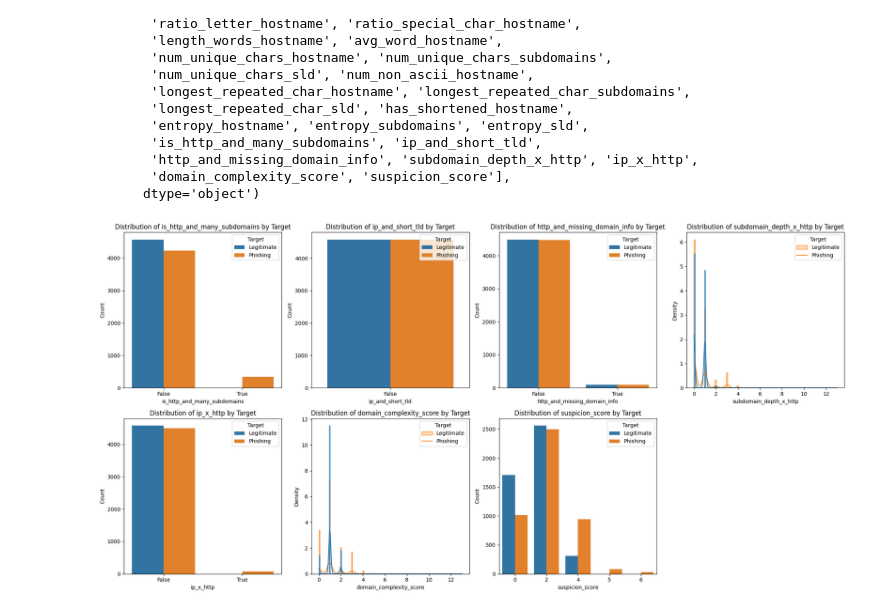
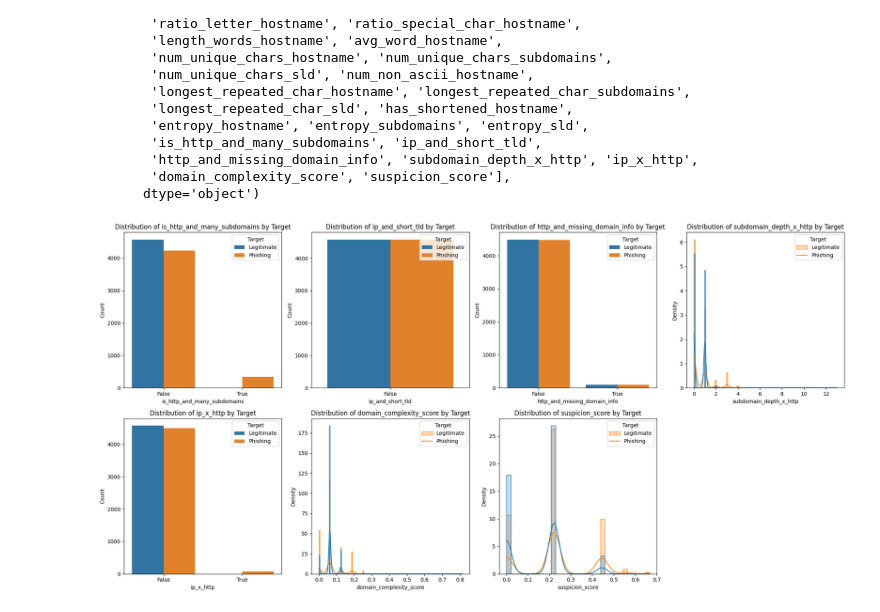
Before and after one commit to KoalaLyfestyle/BT4012-Group-13, a Jupyter notebook: feature_eng_winston.ipynb, the cells around one changed output. Drawn from its saved outputs; the diff is of its cells as text; code cells hidden in the pictures.

Commit message:
normalise scores

```diff
--- a/feature_eng_winston.ipynb
+++ b/feature_eng_winston.ipynb
@@ -327,6 +327,10 @@ def engineer_features(df):
         final_df['is_domain_ip'] * 2
     )
 
+    # Normalized domain complexity score (0 to 1 scale)
+    max_complexity = final_df['num_subdomain'].max() + 1 + 2  # max subdomains + short TLD + IP
+    final_df['domain_complexity_score'] = final_df['domain_complexity_score'] / max_complexity
+
     # ------------------------------
     # Suspicion Score
     # ------------------------------
@@ -343,6 +347,10 @@ def engineer_features(df):
         (final_df['length_tld'] <= 2).astype(int) * 2
     )
 
+    # Normalized suspicion score (0 to 1 scale)
+    max_score = 9  # Maximum possible suspicion score based on above weights
+    final_df['suspicion_score'] = final_df['suspicion_score'] / max_score
+
     return final_df
 # %%
 # add engineered features and plot new features
@@ -383,32 +391,32 @@ new_features = [
 # plot distribution of new features with hue = target
 import seaborn as sns
 import matplotlib.pyplot as plt
 # set 4 columns layout
 n_cols = 4
 n_rows = (len(new_features) + n_cols - 1) // n_cols
 fig, axes = plt.subplots(n_rows, n_cols, figsize=(20, 5 * n_rows))
 axes = axes.flatten()
 for i, col in enumerate(new_features):
-    if df_extracted[col].nunique() <= 10:
+    if df_extracted[col].nunique() <= 2:
         sns.countplot(data=df_extracted, x=col, hue='target', ax=axes[i])
         axes[i].set_ylabel('Count')
     else:
         sns.histplot(
             data=df_extracted,
             x=col,
             hue='target',
             kde=True,
             element='step',
             stat='density',
             common_norm=False,
             ax=axes[i]
         )
     axes[i].set_title(f'Distribution of {col} by Target')
     axes[i].set_xlabel(col)
     axes[i].legend(title='Target', labels=['Legitimate', 'Phishing'])
 for i in range(len(new_features), len(axes)):
     fig.delaxes(axes[i])
 plt.tight_layout()
 plt.show()
 # %% [output]
-[figure, old version]
+[figure, new version]
```
Also changed, not shown: 1 other file.
